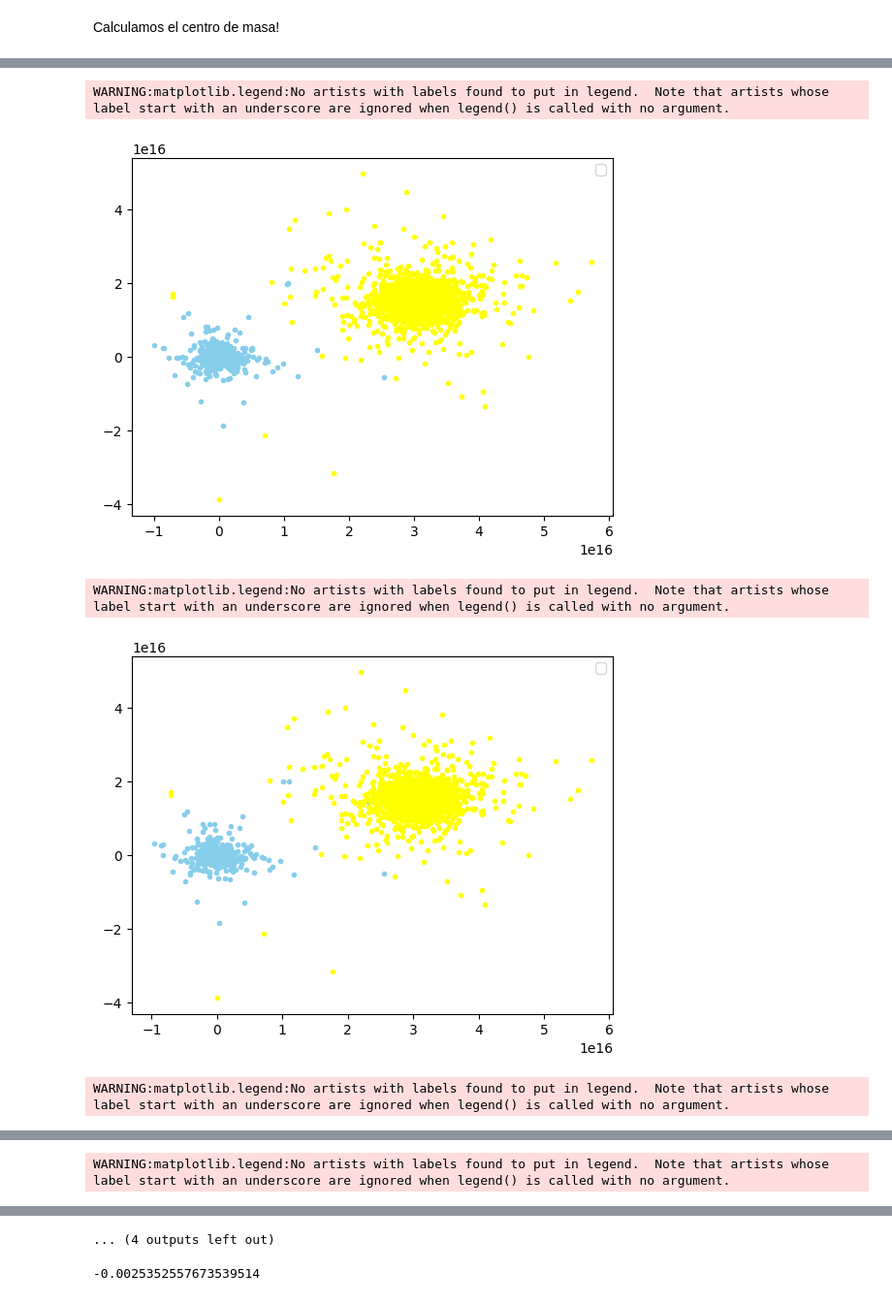
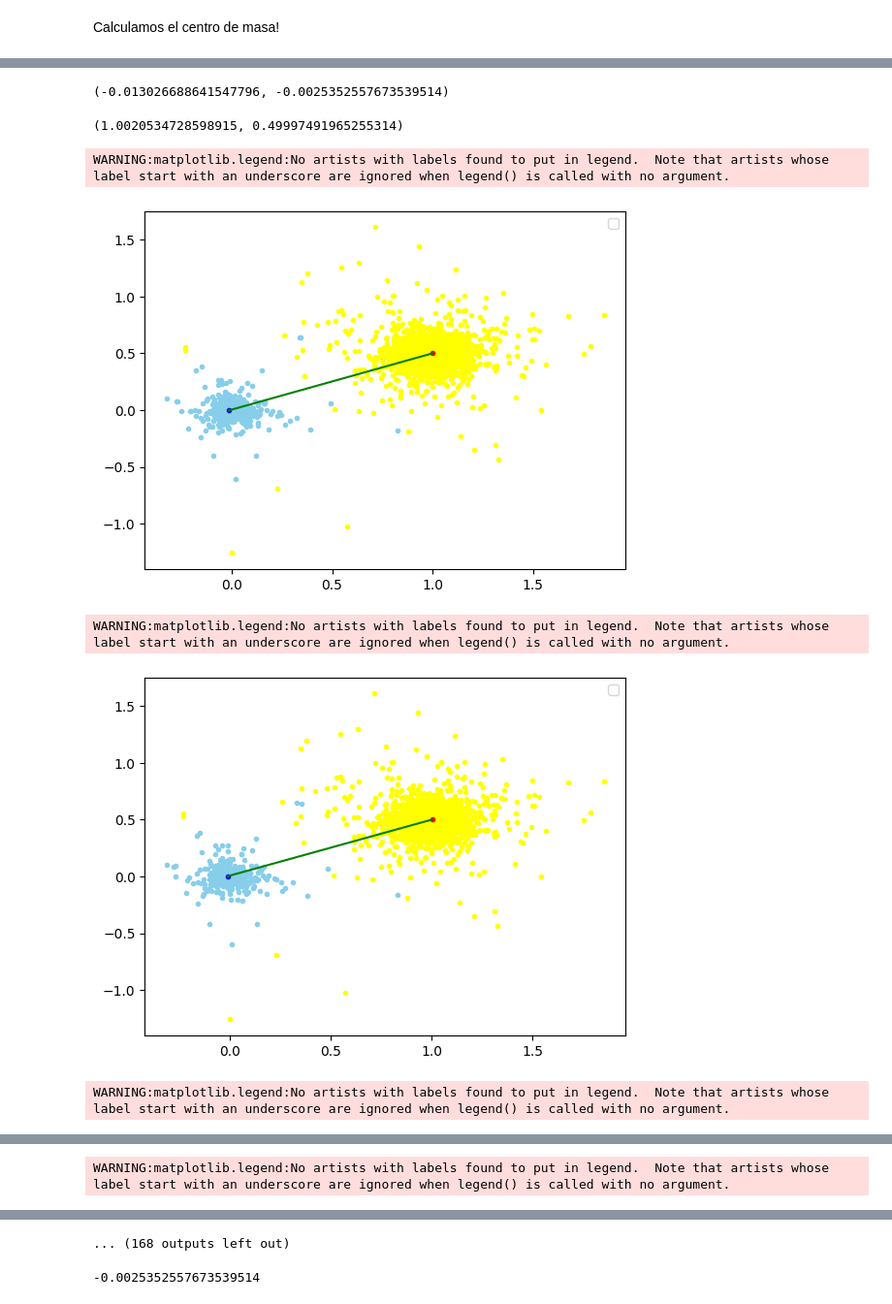
Before and after one commit to mingucci00/Proyecto, a Jupyter notebook: Proyecto.ipynb, the cells around one changed output, grey strips where cells are left out. Shown at 97% size. Drawn from its saved outputs; the diff is of its cells as text; code cells hidden in the pictures.

```diff
--- a/Proyecto.ipynb
+++ b/Proyecto.ipynb
@@ -129,21 +112,31 @@ CMg
+# %%
+(CMs[0][0],CMs[0][1])
+# %% [output]
+(-0.013026688641547796, -0.0025352557673539514)
+# %%
+(CMg[0][0],CMg[0][1])
+# %% [output]
+(1.0020534728598915, 0.49997491965255314)
 # %%
 for i in range(0,len(star_data)):
-  xs1= star_data[i].x.value_in(units.m)
-  ys1= star_data[i].y.value_in(units.m)
-  zs1= star_data[i].z.value_in(units.m)
+  xs1= star_data[i].x.value_in(units.parsec)
+  ys1= star_data[i].y.value_in(units.parsec)
+  zs1= star_data[i].z.value_in(units.parsec)
 
-  xg1= gas_data[i].x.value_in(units.m)
-  yg1= gas_data[i].y.value_in(units.m)
-  zg1= gas_data[i].z.value_in(units.m)
+  xg1= gas_data[i].x.value_in(units.parsec)
+  yg1= gas_data[i].y.value_in(units.parsec)
+  zg1= gas_data[i].z.value_in(units.parsec)
 
   plt.plot(xs1,ys1, '.', color='skyblue')
   plt.plot(xg1,yg1, '.', color='yellow')
-  plt.plot([CMs[i][0],CMg[i][0]],[CMs[i][1],CMg[i][1]], color='red')
+  plt.plot(CMs[i][0],CMs[i][1], '.', color='blue')
+  plt.plot(CMg[i][0],CMg[i][1], '.', color='red')
+  plt.plot([CMs[i][0],CMg[i][0]],[CMs[i][1],CMg[i][1]], color='green')
   plt.legend()
   plt.show()
 # %% [output]
 WARNING:matplotlib.legend:No artists with labels found to put in legend.  Note that artists whose label start with an underscore are ignored when legend() is called with no argument.
-[figure, old version]
+[figure, new version]
 WARNING:matplotlib.legend:No artists with labels found to put in legend.  Note that artists whose label start with an underscore are ignored when legend() is called with no argument.
-[figure, old version]
+[figure, new version]
 WARNING:matplotlib.legend:No artists with labels found to put in legend.  Note that artists whose label start with an underscore are ignored when legend() is called with no argument.
@@ -157,4 +150,4 @@ WARNING:matplotlib.legend:No artists with labels found to put in legend.  Note t
-... (4 outputs left out)
+... (168 outputs left out)
 # %%
 CMs[0][1]
 # %% [output]
```
Also changed, not shown: parts of 5 cells of this notebook.
